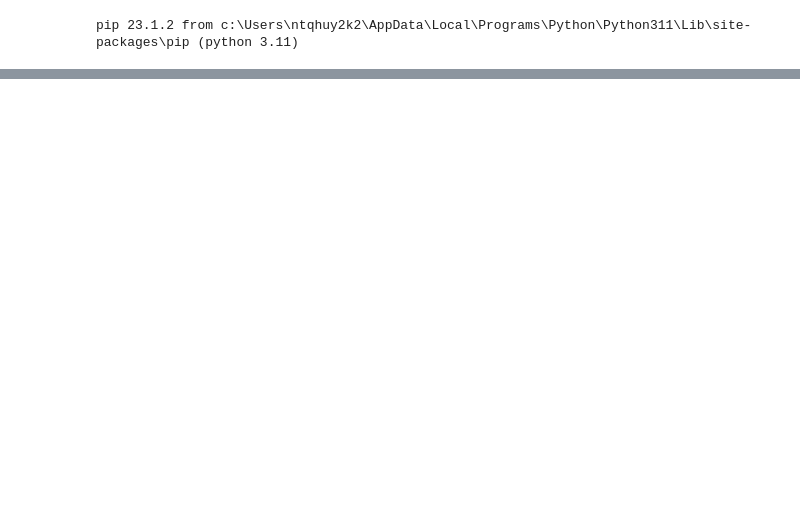
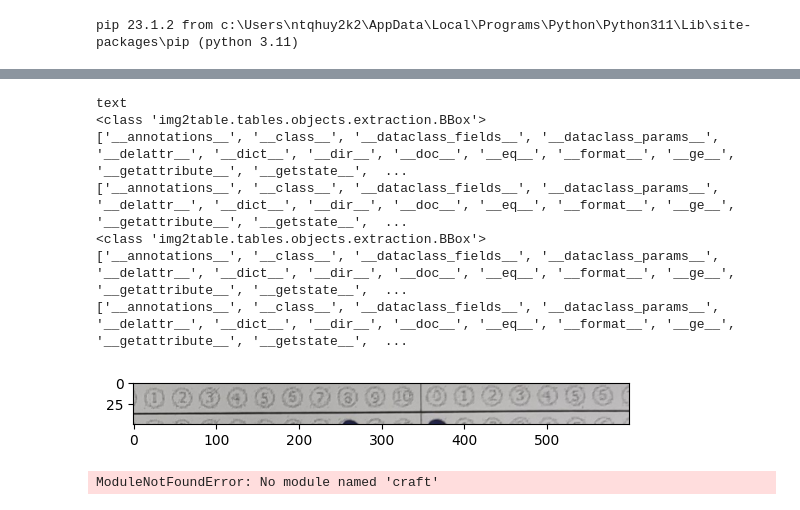
Before and after one commit to nguyenhuy158/final_dip, a Jupyter notebook: projects/scoresheets/index.ipynb, the cells around one changed output, grey strips where cells are left out. Cells and saved outputs as stored; diff of their text form; code cells hidden in the pictures; blank space fills up the shorter version.

```diff
--- a/projects/scoresheets/index.ipynb
+++ b/projects/scoresheets/index.ipynb
@@ -21,0 +220,55 @@ ModuleNotFoundError: No module named 'matplotlib'
+# %%
+from img2table.document import Image
+from img2table.ocr import TesseractOCR
+import cv2
+from pytesseract import image_to_string
+import pytesseract
+
+# Instantiation of the image
+img = Image(src="input/test1.jpg")
+image = cv2.imread("input/test1.jpg")
+# image = cv2.imread("input/test2.jpg")
+# image = image[400:450, 150:500]
+image = image[400:450, 1150:1750]
+
+pytesseract.pytesseract.tesseract_cmd = r"C:\Program Files\Tesseract-OCR\tesseract.exe"
+tessdata_dir_config = r"--tessdata-dir 'C:\Program Files\Tesseract-OCR\tessdata' -l vie"
+text = pytesseract.image_to_string(image, lang='vie', config=tessdata_dir_config)
+print("text", text)
+
+# Table identification
+image_tables = img.extract_tables()
+
+image_tables
+# Draw tables on the image
+for table in image_tables:
+    print(type(table.bbox))
+    print(dir(table.bbox))
+    print(dir(img))
+
+    x1 = table.bbox.x1
+    x2 = table.bbox.x2
+    y1 = table.bbox.y1
+    y2 = table.bbox.y2
+    cv2.rectangle(image, (x1, y1), (x2, y2), (0, 255, 0), 2)
+
+# Display the image with tables drawn
+show_image_in_plt(image)
+# %% [output]
+text
+<class 'img2table.tables.objects.extraction.BBox'>
+['__annotations__', '__class__', '__dataclass_fields__', '__dataclass_params__', '__delattr__', '__dict__', '__dir__', '__doc__', '__eq__', '__format__', '__ge__', '__getattribute__', '__getstate__',  ...
+['__annotations__', '__class__', '__dataclass_fields__', '__dataclass_params__', '__delattr__', '__dict__', '__dir__', '__doc__', '__eq__', '__format__', '__ge__', '__getattribute__', '__getstate__',  ...
+<class 'img2table.tables.objects.extraction.BBox'>
+['__annotations__', '__class__', '__dataclass_fields__', '__dataclass_params__', '__delattr__', '__dict__', '__dir__', '__doc__', '__eq__', '__format__', '__ge__', '__getattribute__', '__getstate__',  ...
+['__annotations__', '__class__', '__dataclass_fields__', '__dataclass_params__', '__delattr__', '__dict__', '__dir__', '__doc__', '__eq__', '__format__', '__ge__', '__getattribute__', '__getstate__',  ...
+[figure, added]
+# %%
+import torch
+# from craft_structure.detection import detect, get_detector
+from craft import CRAFT
+
+device = torch.device("cuda:0" if torch.cuda.is_available() else "cpu")
+# craft = get_detector("models/craft_mlt_25k.pth", device)
+# %% [output]
+ModuleNotFoundError: No module named 'craft'
```
Also changed, not shown: parts of 10 cells of this notebook, 14 other files.
